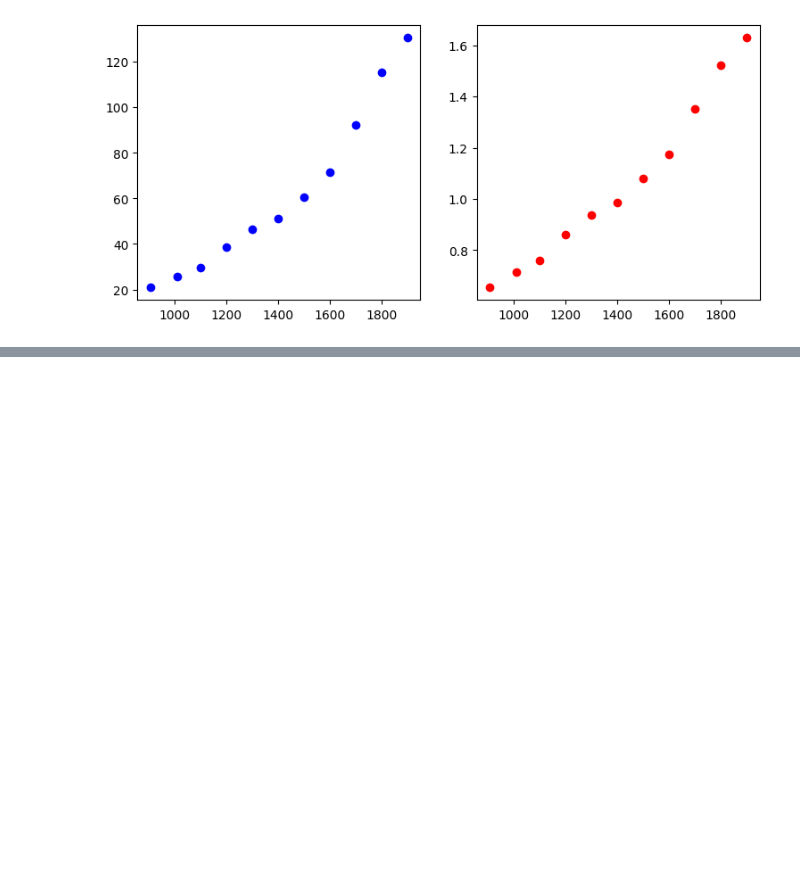
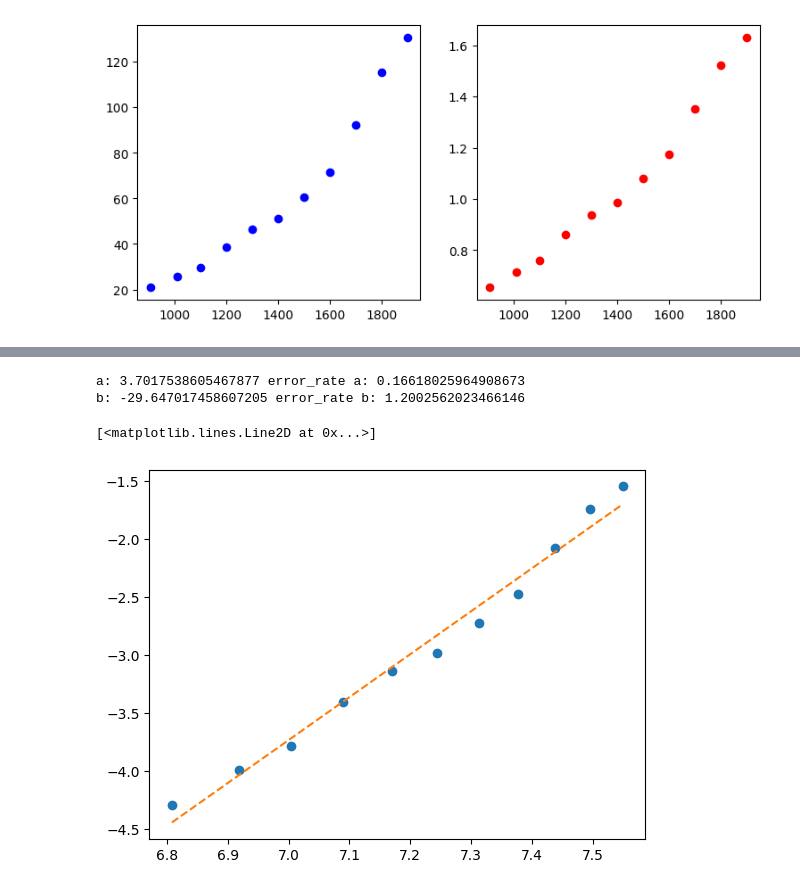
Before and after one commit to alexzhelyapov1/labs_mipt, a Jupyter notebook: 5.8.1/5.8.1.ipynb, the cells around one changed output, grey strips where cells are left out. Drawn from its saved outputs; the diff is of its cells as text; code cells hidden in the pictures; blank space fills up the shorter version.

```diff
--- a/5.8.1/5.8.1.ipynb
+++ b/5.8.1/5.8.1.ipynb
@@ -24,0 +36,30 @@ axs[1].plot(df['T, C'], df['I, mA'], 'ro')
+# %%
+import scipy.optimize
+import numpy as np
+
+df['ln(T)'] = np.log(df['T, C'])
+df['N'] = df['I, mA'] * df['U, V'] / 1000
+df['ln(N)'] = np.log(df['N'])
+
+x = df['ln(T)']
+y = df['ln(N)']
+
+def mapping(x, a, b):
+    return a * x + b
+
+args, covarian = scipy.optimize.curve_fit(mapping, x, y)
+a, b = args[0], args[1]
+
+x_teor = np.linspace(min(x), max(x), 1024)
+y_teor = a * x_teor + b
+
+perr = np.sqrt(np.diag(covarian))
+print("a:", a, "error_rate a:", perr[0], "\nb:", b, "error_rate b:", perr[1])
+
+plt.plot(x, y, 'o')
+plt.plot(x_teor, y_teor, '--')
+# %% [output]
+a: 3.7017538605467877 error_rate a: 0.16618025964908673
+b: -29.647017458607205 error_rate b: 1.2002562023466146
+[<matplotlib.lines.Line2D at 0x...>]
+[figure, added]
```
Also changed, not shown: parts of 6 cells of this notebook, 1 other file.
